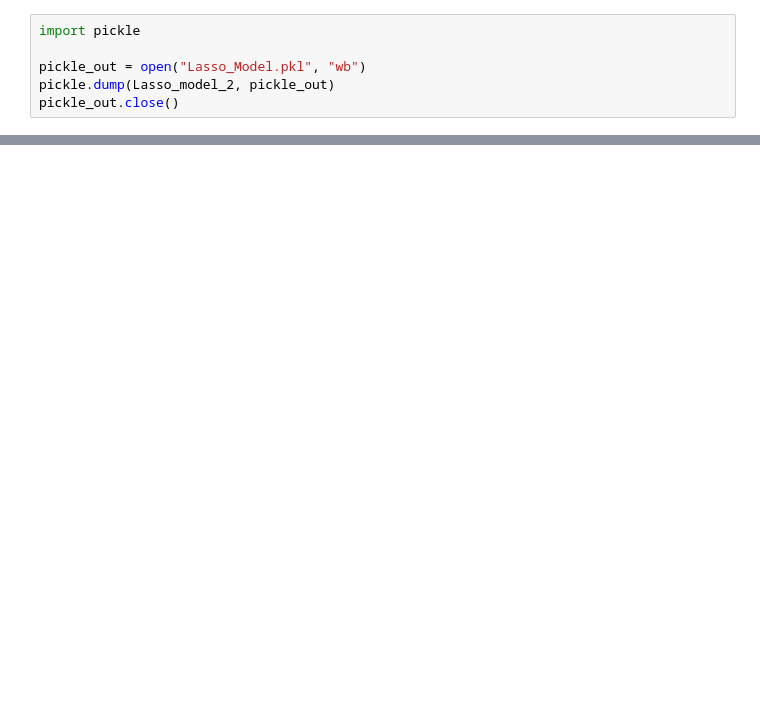
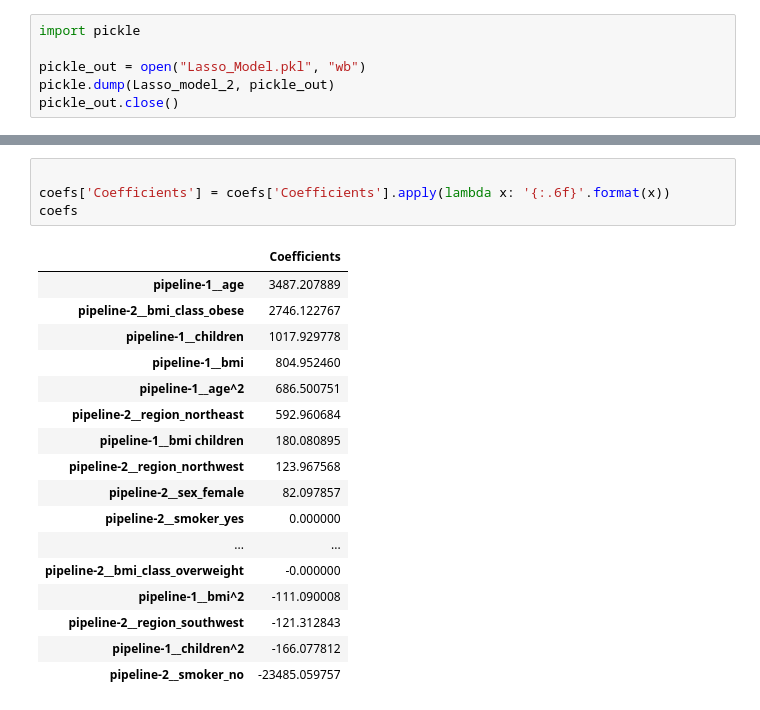
Before and after one commit to zoltarzol/brief_assur_aimant, a Jupyter notebook: Emad/analyse/Regression_Models_with_Cook_Distance.ipynb, the cells around one changed output, grey strips where cells are left out. Drawn from its saved outputs; the diff is of its cells as text; blank space fills up the shorter version.

```diff
--- a/Emad/analyse/Regression_Models_with_Cook_Distance.ipynb
+++ b/Emad/analyse/Regression_Models_with_Cook_Distance.ipynb
@@ -202,0 +357,22 @@ pickle_out.close()
+# %%
+
+coefs['Coefficients'] = coefs['Coefficients'].apply(lambda x: '{:.6f}'.format(x))
+coefs
+# %% [output]
+|  | Coefficients |
+| pipeline-1__age | 3487.207889 |
+| pipeline-2__bmi_class_obese | 2746.122767 |
+| pipeline-1__children | 1017.929778 |
+| pipeline-1__bmi | 804.952460 |
+| pipeline-1__age^2 | 686.500751 |
+| pipeline-2__region_northeast | 592.960684 |
+| pipeline-1__bmi children | 180.080895 |
+| pipeline-2__region_northwest | 123.967568 |
+| pipeline-2__sex_female | 82.097857 |
+| pipeline-2__smoker_yes | 0.000000 |
+| ... | ... |
+| pipeline-2__bmi_class_overweight | -0.000000 |
+| pipeline-1__bmi^2 | -111.090008 |
+| pipeline-2__region_southwest | -121.312843 |
+| pipeline-1__children^2 | -166.077812 |
+| pipeline-2__smoker_no | -23485.059757 |
```
Also changed, not shown: parts of 11 cells of this notebook, 5 other files.
